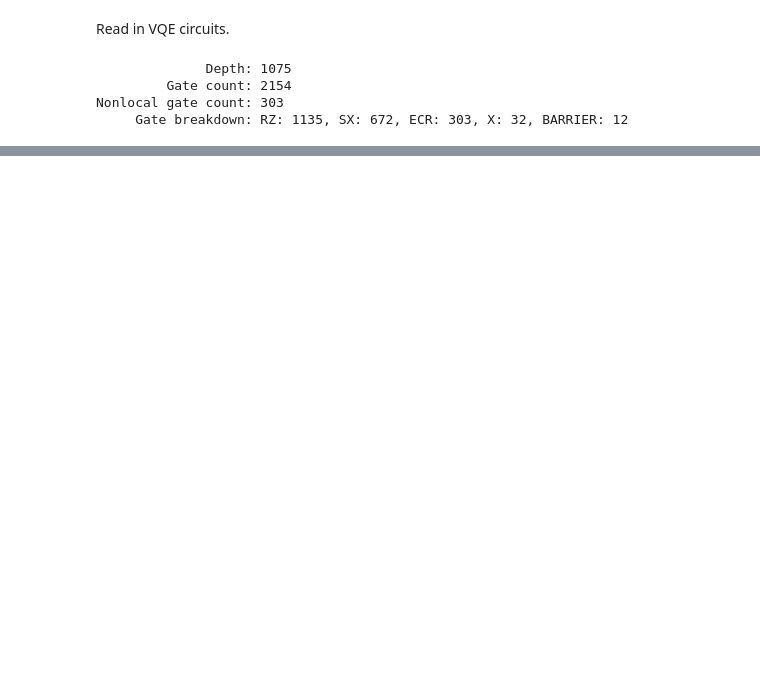
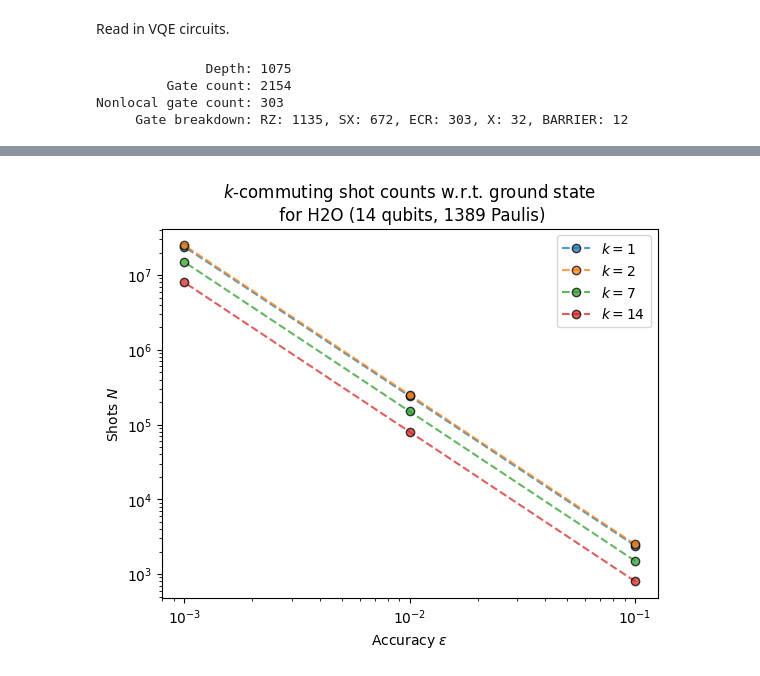
Before and after one commit to rmlarose/compare-vkp, a Jupyter notebook: compare.ipynb, the cells around one changed output, grey strips where cells are left out. Drawn from its saved outputs; the diff is of its cells as text; code cells hidden in the pictures; blank space fills up the shorter version.

Commit message:
Add shot counts for k-commuting.

```diff
--- a/compare.ipynb
+++ b/compare.ipynb
@@ -82,9 +84,9 @@ def get_si_sets(ham: cirq.PauliSum, k: int = 1) -> List[List[cirq.PauliString]]:
     blocks = compute_blocks(qubits, k)
 
     commuting_sets = []
-    terms = [term for term in ham]
-    np.random.shuffle(terms)
-    # terms = get_terms_ordered_by_abscoeff(ham)
+    # terms = [term for term in ham]
+    # np.random.shuffle(terms)
+    terms = get_terms_ordered_by_abscoeff(ham)
     for pstring in terms:
         found_commuting_set = False
 
@@ -215,8 +240,8 @@ mol.save()
 water = MolecularData(filename=molecule.filename)
 hamiltonian = water.get_molecular_hamiltonian()
 hamiltonian = of.get_fermion_operator(hamiltonian)
-hamiltonian = of.jordan_wigner(hamiltonian)
-hamiltonian = preprocess_hamiltonian(hamiltonian, drop_term_if=[lambda term: term == ()])  # Drop identity.
+hamiltonian_openfermion = of.jordan_wigner(hamiltonian)
+hamiltonian = preprocess_hamiltonian(hamiltonian_openfermion, drop_term_if=[lambda term: term == ()])  # Drop identity.
 # %% [markdown]
 ### From Norm and Wayne
 # %%
@@ -455,0 +529,19 @@ Nonlocal gate count: 303
+# %%
+eval, evec = scipy.sparse.linalg.eigsh(
+    of.linalg.get_sparse_operator(hamiltonian_openfermion),
+    k=1,
+    which="SA"
+)
+evec = evec.flatten()
+# %%
+epsilons = [0.1, 0.01, 0.001]
+kvals = [1, 2, nqubits // 2, nqubits]
+
+all_shots = []
+for k in kvals:
+    groups = get_si_sets(hamiltonian, k=k)
+    groups_of = to_groups_of(groups)
+    base_shots = compute_shots(groups_of, evec, epsilon=1)
+    shots = [base_shots / epsilon ** 2 for epsilon in epsilons]
+    all_shots.append(shots)
+    print(all_shots)
@@ -455,0 +553,10 @@ Nonlocal gate count: 303
+# %%
+for kval, shots in zip(kvals, all_shots):
+    plt.loglog(epsilons, shots, "--o", alpha=0.75, mec="black", label=f"$k = {kval}$")
+
+plt.legend()
+plt.xlabel("Accuracy $\epsilon$")
+plt.ylabel("Shots $N$")
+plt.title(f"$k$-commuting shot counts w.r.t. ground state\n for H2O ({nqubits} qubits, {nterms} Paulis)");
+# %% [output]
+[figure, added]
```
Also changed, not shown: parts of 14 cells of this notebook.
